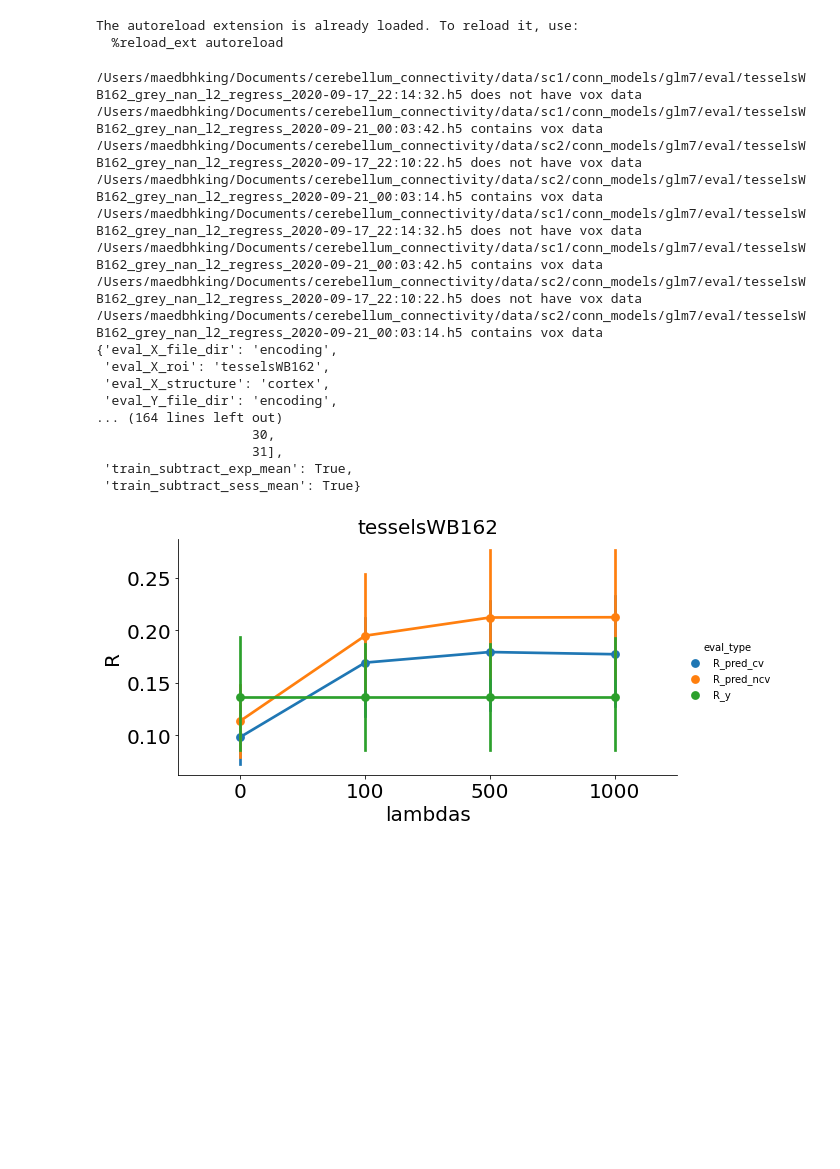
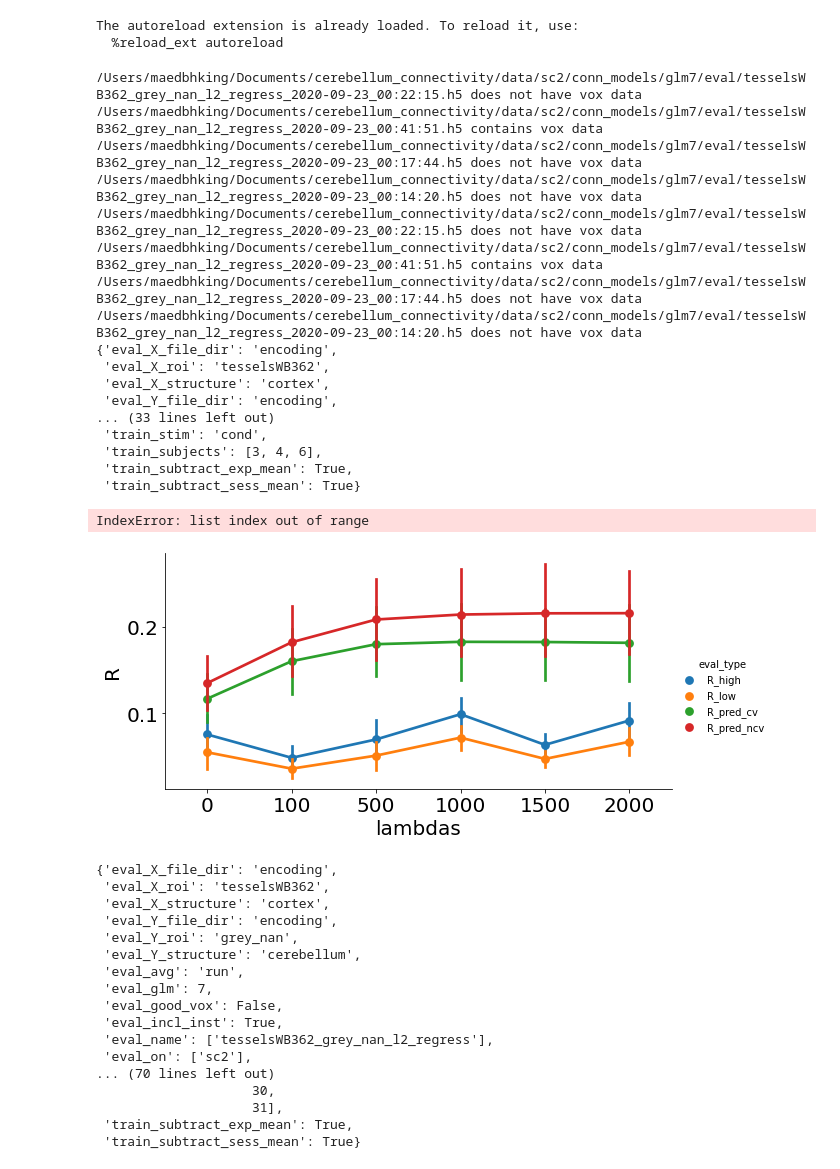
Before and after one commit to maedbhk/cerebellum_connectivity, a Jupyter notebook: notebooks/1.0-mk-visualize_maps.ipynb, the cells around one changed output. Cells and saved outputs as stored; diff of their text form; code cells hidden in the pictures; blank space fills up the shorter version.

```diff
--- a/notebooks/1.0-mk-visualize_maps.ipynb
+++ b/notebooks/1.0-mk-visualize_maps.ipynb
@@ -29,42 +29,60 @@ defaults = Defaults()
 config = io.read_json(str(defaults.visualize_cerebellum_config))
 
 # define class for plotting on CEREBELLUM
-map_pred = MapCerebellum(config, eval_name='tesselsWB162_grey_nan_l2_regress', view='browser', data_type='S_ginni')
+map_pred = MapCerebellum(config, eval_on=['sc2'], eval_name='tesselsWB362_grey_nan_l2_regress', view='browser', data_type='R_high')
 
 map_pred.save_data_to_nifti()
 
 # visualize group map
 map_pred.visualize_group()
 # %% [output]
-/Users/maedbhking/Documents/cerebellum_connectivity/data/sc1/conn_models/glm7/eval/tesselsWB162_grey_nan_l2_regress_2020-09-17_22:14:32.h5 does not have vox data
-/Users/maedbhking/Documents/cerebellum_connectivity/data/sc1/conn_models/glm7/eval/tesselsWB162_grey_nan_l2_regress_2020-09-21_00:03:42.h5 contains vox data
-/Users/maedbhking/Documents/cerebellum_connectivity/data/sc2/conn_models/glm7/eval/tesselsWB162_grey_nan_l2_regress_2020-09-17_22:10:22.h5 does not have vox data
-/Users/maedbhking/Documents/cerebellum_connectivity/data/sc2/conn_models/glm7/eval/tesselsWB162_grey_nan_l2_regress_2020-09-21_00:03:14.h5 contains vox data
-/Users/maedbhking/Documents/cerebellum_connectivity/data/sc1/conn_models/glm7/eval/tesselsWB162_grey_nan_l2_regress_2020-09-17_22:14:32.h5 does not have vox data
-/Users/maedbhking/Documents/cerebellum_connectivity/data/sc1/conn_models/glm7/eval/tesselsWB162_grey_nan_l2_regress_2020-09-21_00:03:42.h5 contains vox data
-/Users/maedbhking/Documents/cerebellum_connectivity/data/sc2/conn_models/glm7/eval/tesselsWB162_grey_nan_l2_regress_2020-09-17_22:10:22.h5 does not have vox data
-/Users/maedbhking/Documents/cerebellum_connectivity/data/sc2/conn_models/glm7/eval/tesselsWB162_grey_nan_l2_regress_2020-09-21_00:03:14.h5 contains vox data
+/Users/maedbhking/Documents/cerebellum_connectivity/data/sc2/conn_models/glm7/eval/tesselsWB362_grey_nan_l2_regress_2020-09-23_00:22:15.h5 does not have vox data
+/Users/maedbhking/Documents/cerebellum_connectivity/data/sc2/conn_models/glm7/eval/tesselsWB362_grey_nan_l2_regress_2020-09-23_00:41:51.h5 contains vox data
+/Users/maedbhking/Documents/cerebellum_connectivity/data/sc2/conn_models/glm7/eval/tesselsWB362_grey_nan_l2_regress_2020-09-23_00:17:44.h5 does not have vox data
+/Users/maedbhking/Documents/cerebellum_connectivity/data/sc2/conn_models/glm7/eval/tesselsWB362_grey_nan_l2_regress_2020-09-23_00:14:20.h5 does not have vox data
+/Users/maedbhking/Documents/cerebellum_connectivity/data/sc2/conn_models/glm7/eval/tesselsWB362_grey_nan_l2_regress_2020-09-23_00:22:15.h5 does not have vox data
+/Users/maedbhking/Documents/cerebellum_connectivity/data/sc2/conn_models/glm7/eval/tesselsWB362_grey_nan_l2_regress_2020-09-23_00:41:51.h5 contains vox data
+/Users/maedbhking/Documents/cerebellum_connectivity/data/sc2/conn_models/glm7/eval/tesselsWB362_grey_nan_l2_regress_2020-09-23_00:17:44.h5 does not have vox data
+/Users/maedbhking/Documents/cerebellum_connectivity/data/sc2/conn_models/glm7/eval/tesselsWB362_grey_nan_l2_regress_2020-09-23_00:14:20.h5 does not have vox data
 {'eval_X_file_dir': 'encoding',
- 'eval_X_roi': 'tesselsWB162',
+ 'eval_X_roi': 'tesselsWB362',
  'eval_X_structure': 'cortex',
  'eval_Y_file_dir': 'encoding',
-... (164 lines left out)
-                    30,
-                    31],
+... (33 lines left out)
+ 'train_stim': 'cond',
+ 'train_subjects': [3, 4, 6],
  'train_subtract_exp_mean': True,
  'train_subtract_sess_mean': True}
+IndexError: list index out of range
 # %%
 # define class for plotting
-pred = PlotPred(eval_on=['sc2'], eval_name=['tesselsWB162_grey_nan_l2_regress'])
+pred = PlotPred(eval_on=['sc2'], eval_name=['tesselsWB362_grey_nan_l2_regress'])
 
 # load dataframe
 dataframe = pred.load_dataframe()
 
 # plot graph
-pred.plot_predictions(dataframe, x='lambdas', y='eval', hue='eval_type', filter_eval=['R_high', 'R_low', 'R_pred_cv', 'R_pred_ncv'], plot_params=True)
+pred.plot_predictions(dataframe, x='lambdas', y='eval', hue='eval_type', filter_eval=['R_high', 'R_low', 'R_pred_cv', 'R_pred_ncv'], plot_params=True, forloop=None)
 
 # pred.plot_predictions(dataframe, x='eval_X_roi', y='eval', hue='eval_type', filter_eval=['R_pred_ncv', 'R_pred_cv'], forloop=False, plot_params=True)
 
 # pred.plot_predictions(dataframe, x='lambdas', y='eval', hue='eval_type', filter_eval=['R_pred_ncv', 'R_pred_cv'], forloop='eval_X_roi', plot_params=True)
 # %% [output]
-[figure, old version]
+[figure, new version]
+{'eval_X_file_dir': 'encoding',
+ 'eval_X_roi': 'tesselsWB362',
+ 'eval_X_structure': 'cortex',
+ 'eval_Y_file_dir': 'encoding',
+ 'eval_Y_roi': 'grey_nan',
+ 'eval_Y_structure': 'cerebellum',
+ 'eval_avg': 'run',
+ 'eval_glm': 7,
+ 'eval_good_vox': False,
+ 'eval_incl_inst': True,
+ 'eval_name': ['tesselsWB362_grey_nan_l2_regress'],
+ 'eval_on': ['sc2'],
+... (70 lines left out)
+                    30,
+                    31],
+ 'train_subtract_exp_mean': True,
+ 'train_subtract_sess_mean': True}
```
Also changed, not shown: 1 other file.
